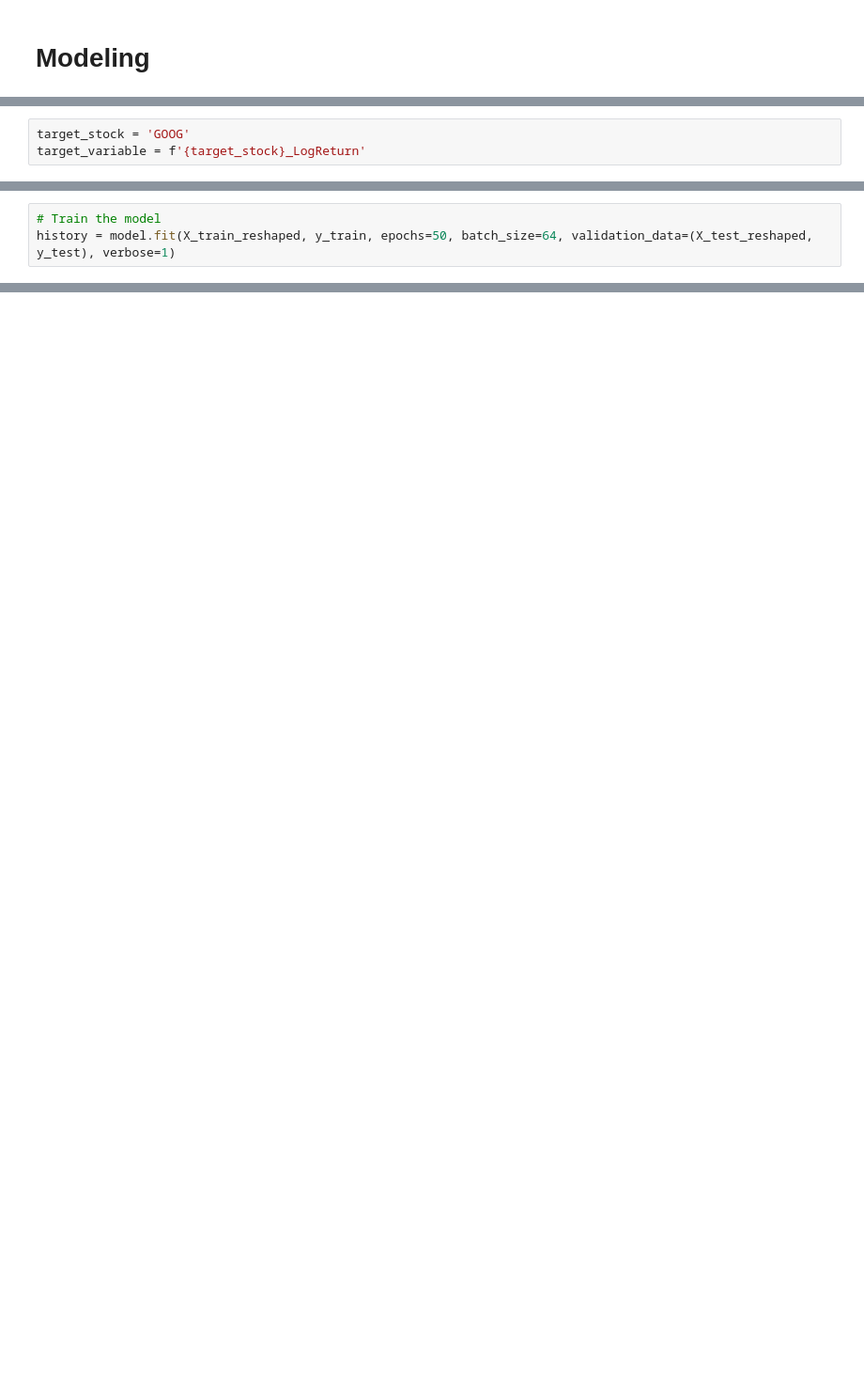
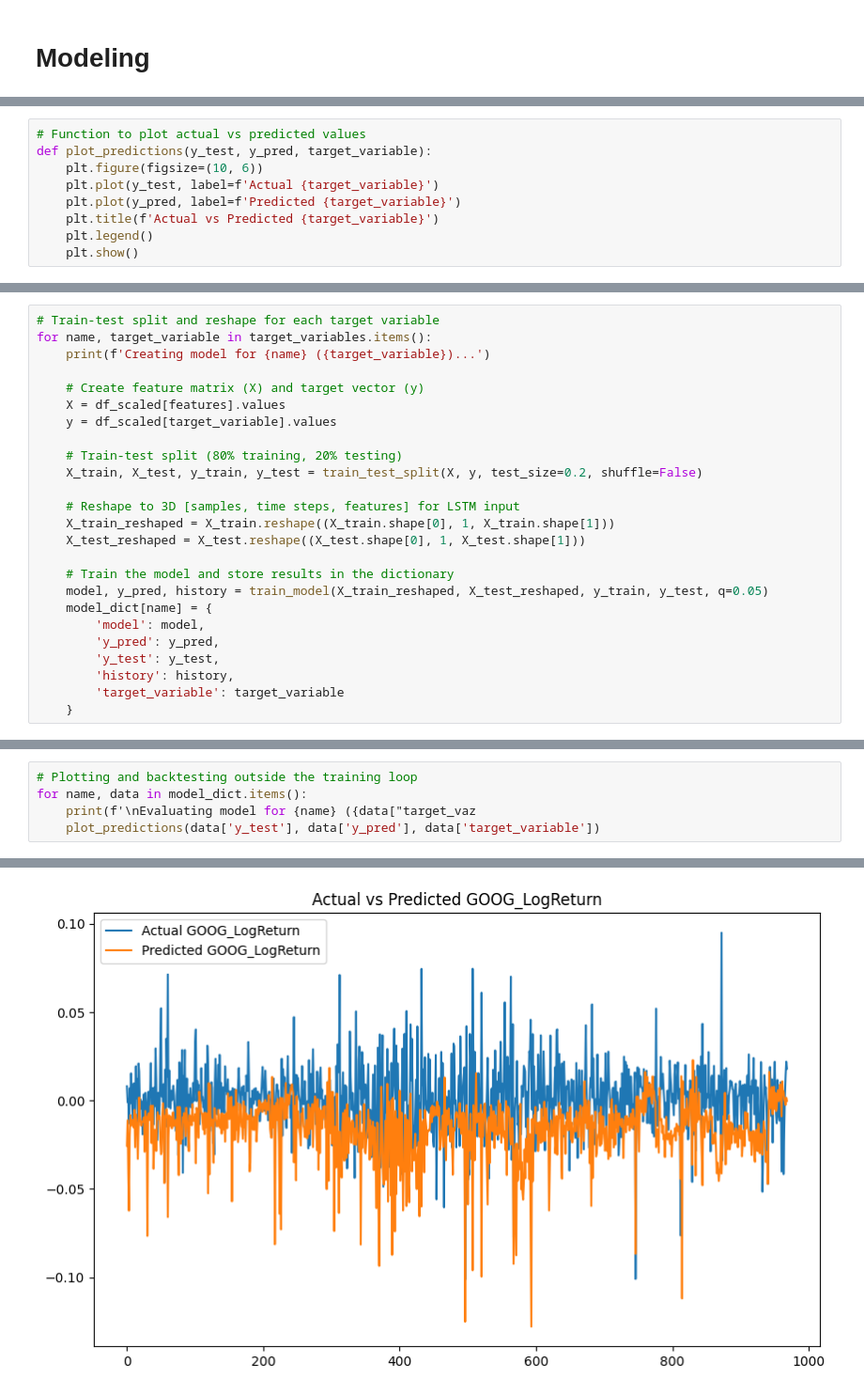
Before and after one commit to dhruvRj18/Risk_management_model, a Jupyter notebook: main.ipynb, the cells around one changed output, grey strips where cells are left out. Shown at 94% size. Cells and saved outputs as stored; diff of their text form; blank space fills up the shorter version.

Commit message:
feat: add functions for modeling part (#2)

```diff
--- a/main.ipynb
+++ b/main.ipynb
@@ -332,3 +324,0 @@ from sklearn.model_selection import train_test_split
-# %%
-target_stock = 'GOOG'
-target_variable = f'{target_stock}_LogReturn'
@@ -390,3 +324,0 @@ model.compile(optimizer='nadam', loss=lambda y_true, y_pred: quantile_loss(q, y_
-# %%
-# Train the model
-history = model.fit(X_train_reshaped, y_train, epochs=50, batch_size=64, validation_data=(X_test_reshaped, y_test), verbose=1)
@@ -455,0 +358,9 @@ plt.show()
+# %%
+# Function to plot actual vs predicted values
+def plot_predictions(y_test, y_pred, target_variable):
+    plt.figure(figsize=(10, 6))
+    plt.plot(y_test, label=f'Actual {target_variable}')
+    plt.plot(y_pred, label=f'Predicted {target_variable}')
+    plt.title(f'Actual vs Predicted {target_variable}')
+    plt.legend()
+    plt.show()
@@ -455,0 +426,25 @@ plt.show()
+# %%
+# Train-test split and reshape for each target variable
+for name, target_variable in target_variables.items():
+    print(f'Creating model for {name} ({target_variable})...')
+
+    # Create feature matrix (X) and target vector (y)
+    X = df_scaled[features].values
+    y = df_scaled[target_variable].values
+
+    # Train-test split (80% training, 20% testing)
+    X_train, X_test, y_train, y_test = train_test_split(X, y, test_size=0.2, shuffle=False)
+
+    # Reshape to 3D [samples, time steps, features] for LSTM input
+    X_train_reshaped = X_train.reshape((X_train.shape[0], 1, X_train.shape[1]))
+    X_test_reshaped = X_test.reshape((X_test.shape[0], 1, X_test.shape[1]))
+
+    # Train the model and store results in the dictionary
+    model, y_pred, history = train_model(X_train_reshaped, X_test_reshaped, y_train, y_test, q=0.05)
+    model_dict[name] = {
+        'model': model,
+        'y_pred': y_pred,
+        'y_test': y_test,
+        'history': history,
+        'target_variable': target_variable
+    }
@@ -455,0 +471,6 @@ plt.show()
+# %%
+# Plotting and backtesting outside the training loop
+for name, data in model_dict.items():
+    print(f'\nEvaluating model for {name} ({data["target_vaz
+    plot_predictions(data['y_test'], data['y_pred'], data['target_variable'])
+# %% [output]
@@ -455,0 +478 @@ plt.show()
+[figure, added]
```
Also changed, not shown: parts of 35 cells of this notebook, 1 other file.
